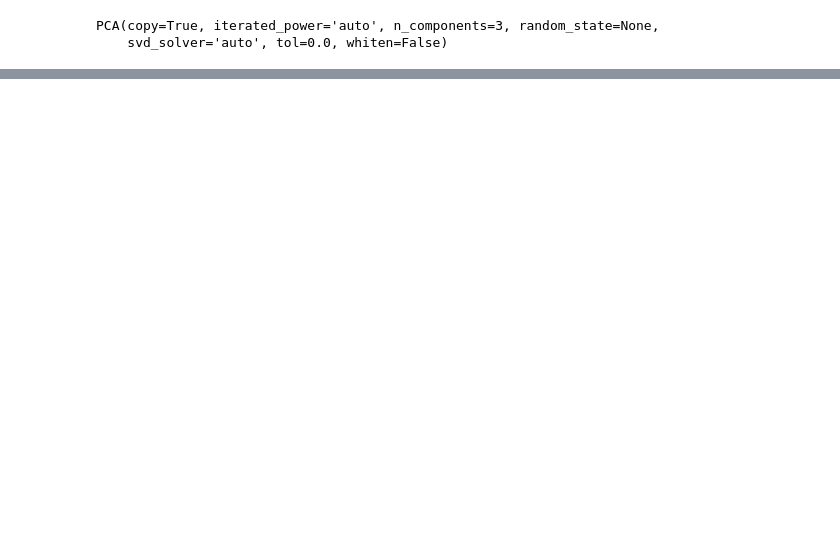
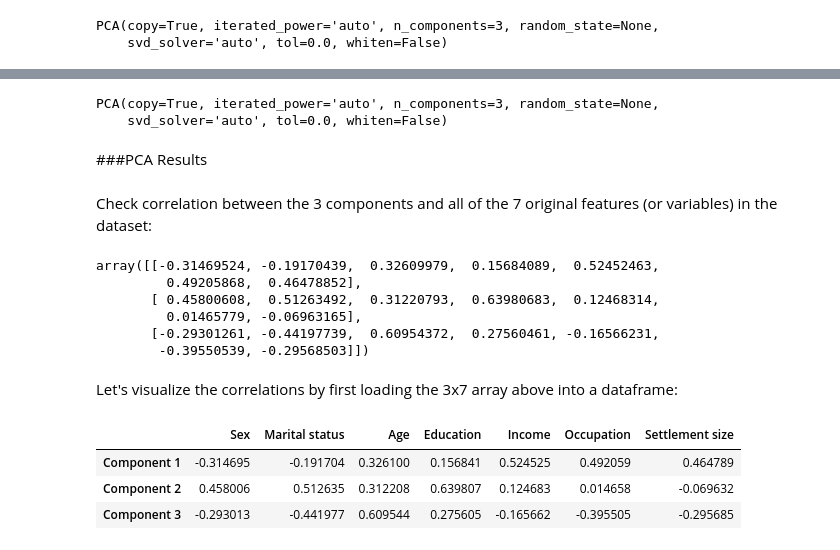
Before and after one commit to mihnguyen/udemy-customer-analytics, a Jupyter notebook: customer-segmentation/notebook_Customer_Segmentation.ipynb, the cells around one changed output, grey strips where cells are left out. Cells and saved outputs as stored; diff of their text form; code cells hidden in the pictures; blank space fills up the shorter version.

```diff
--- a/customer-segmentation/notebook_Customer_Segmentation.ipynb
+++ b/customer-segmentation/notebook_Customer_Segmentation.ipynb
@@ -382,0 +387,33 @@ PCA(copy=True, iterated_power='auto', n_components=3, random_state=None,
+# %%
+pca_4 = PCA(n_components = 4)
+pca.fit(segmentation_standardized)
+# %% [output]
+PCA(copy=True, iterated_power='auto', n_components=3, random_state=None,
+    svd_solver='auto', tol=0.0, whiten=False)
+# %% [markdown]
+###PCA Results
+# %% [markdown]
+Check correlation between the 3 components and all of the 7 original features (or variables) in the dataset:
+# %%
+pca.components_
+# %% [output]
+array([[-0.31469524, -0.19170439,  0.32609979,  0.15684089,  0.52452463,
+         0.49205868,  0.46478852],
+       [ 0.45800608,  0.51263492,  0.31220793,  0.63980683,  0.12468314,
+         0.01465779, -0.06963165],
+       [-0.29301261, -0.44197739,  0.60954372,  0.27560461, -0.16566231,
+        -0.39550539, -0.29568503]])
+# %% [markdown]
+Let's visualize the correlations by first loading the 3x7 array above into a dataframe:
+# %%
+# Load the correlations above into a dataframe
+df_pca_comp_corr = pd.DataFrame(data = pca.components_,
+                                columns = df_segmentation.columns.values,
+                                index = ['Component 1', 'Component 2', 'Component 3']
+                                )
+df_pca_comp_corr
+# %% [output]
+|  | Sex | Marital status | Age | Education | Income | Occupation | Settlement size |
+| Component 1 | -0.314695 | -0.191704 | 0.326100 | 0.156841 | 0.524525 | 0.492059 | 0.464789 |
+| Component 2 | 0.458006 | 0.512635 | 0.312208 | 0.639807 | 0.124683 | 0.014658 | -0.069632 |
+| Component 3 | -0.293013 | -0.441977 | 0.609544 | 0.275605 | -0.165662 | -0.395505 | -0.295685 |
```
Also changed, not shown: parts of 8 cells of this notebook.
